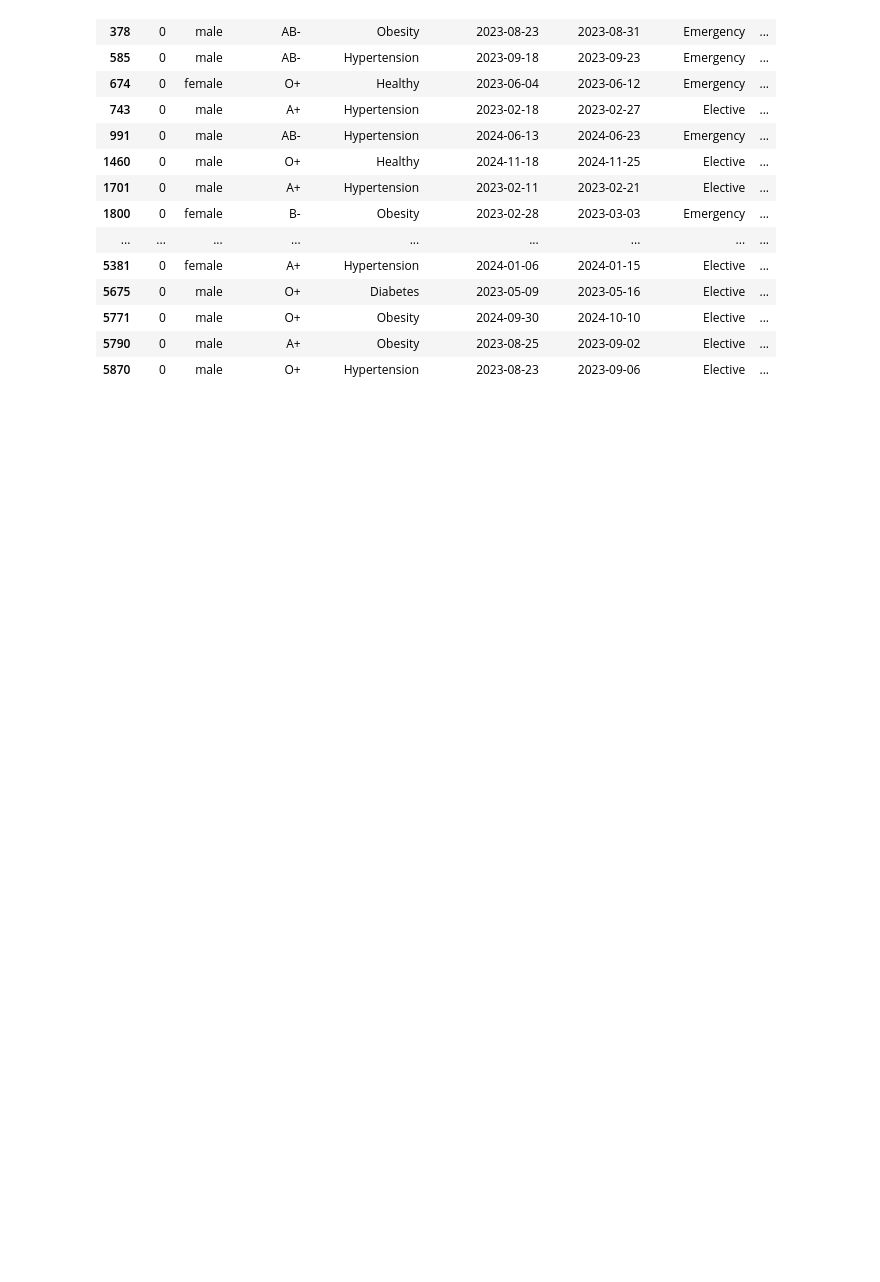
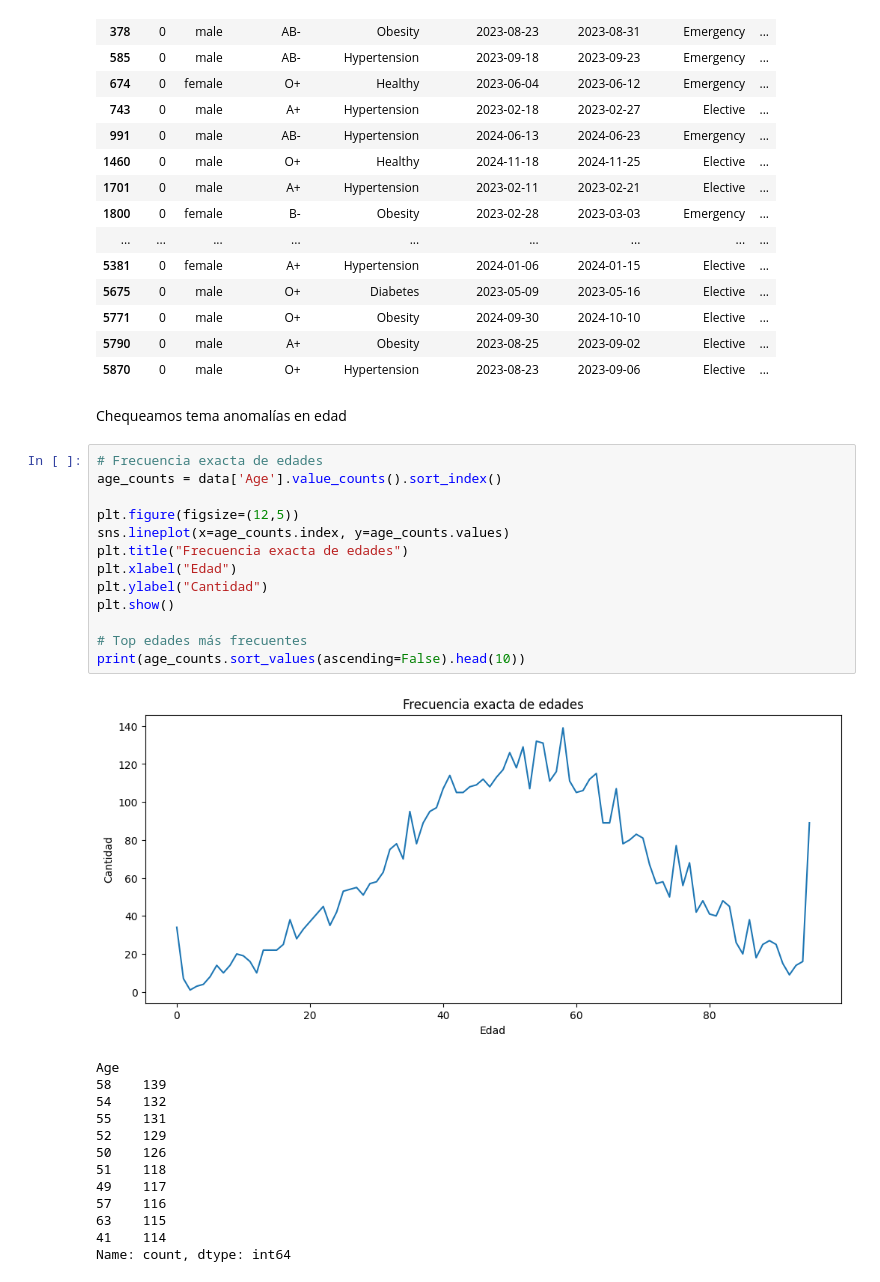
Before and after one commit to omsmarian/Analytics, a Jupyter notebook: analisis.ipynb, the cells around one changed output. Cells and saved outputs as stored; diff of their text form; blank space fills up the shorter version.

```diff
--- a/analisis.ipynb
+++ b/analisis.ipynb
@@ -116,3 +116,32 @@ display(data[data["Age"] == 0])
 | 5771 | 0 | male | O+ | Obesity | 2024-09-30 | 2024-10-10 | Elective | ... |
 | 5790 | 0 | male | A+ | Obesity | 2023-08-25 | 2023-09-02 | Elective | ... |
 | 5870 | 0 | male | O+ | Hypertension | 2023-08-23 | 2023-09-06 | Elective | ... |
+# %% [markdown]
+Chequeamos tema anomalías en edad
+# %%
+# Frecuencia exacta de edades
+age_counts = data['Age'].value_counts().sort_index()
+
+plt.figure(figsize=(12,5))
+sns.lineplot(x=age_counts.index, y=age_counts.values)
+plt.title("Frecuencia exacta de edades")
+plt.xlabel("Edad")
+plt.ylabel("Cantidad")
+plt.show()
+
+# Top edades más frecuentes
+print(age_counts.sort_values(ascending=False).head(10))
+# %% [output]
+[figure, added]
+Age
+58    139
+54    132
+55    131
+52    129
+50    126
+51    118
+49    117
+57    116
+63    115
+41    114
+Name: count, dtype: int64
```
Also changed, not shown: parts of 20 cells of this notebook.
